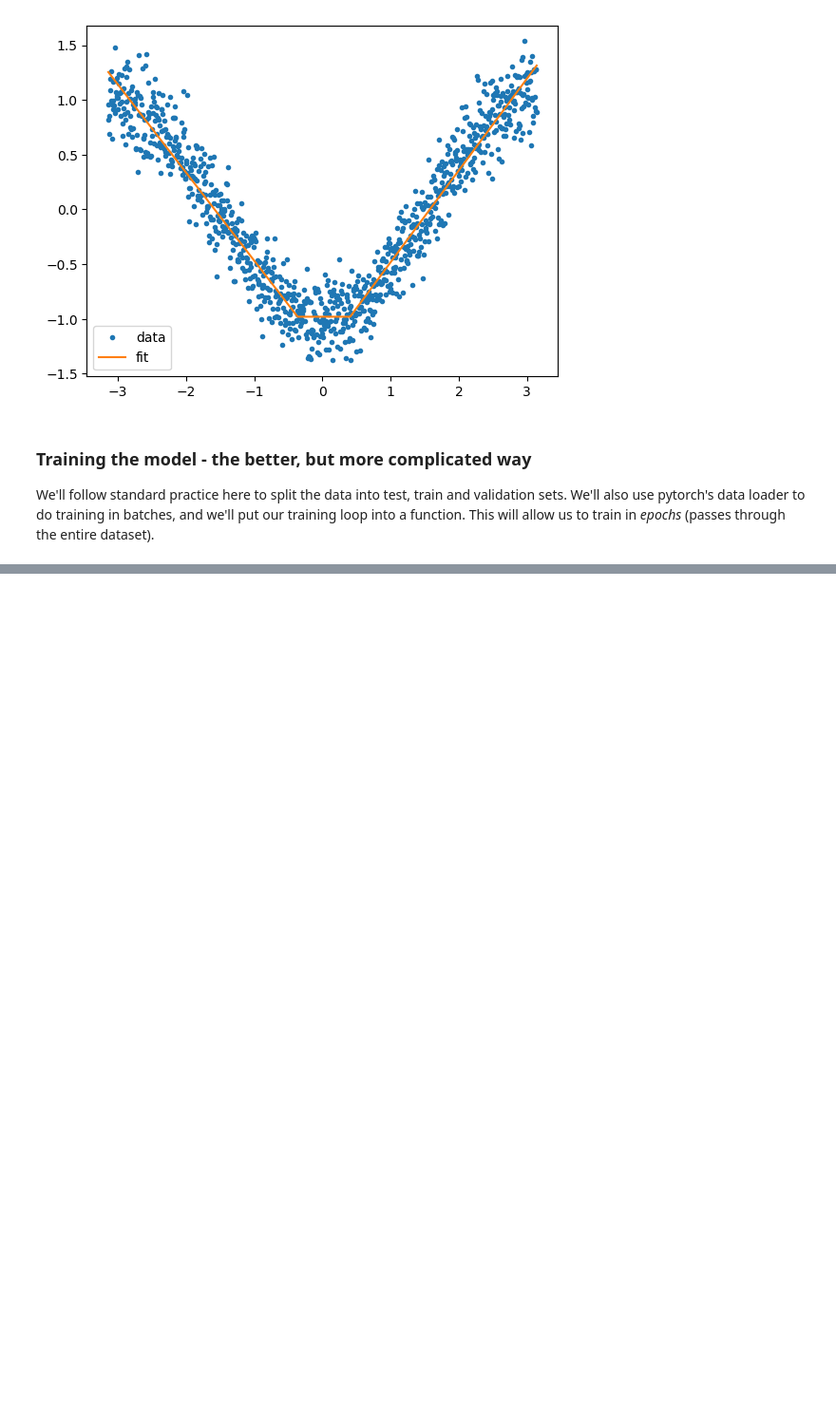
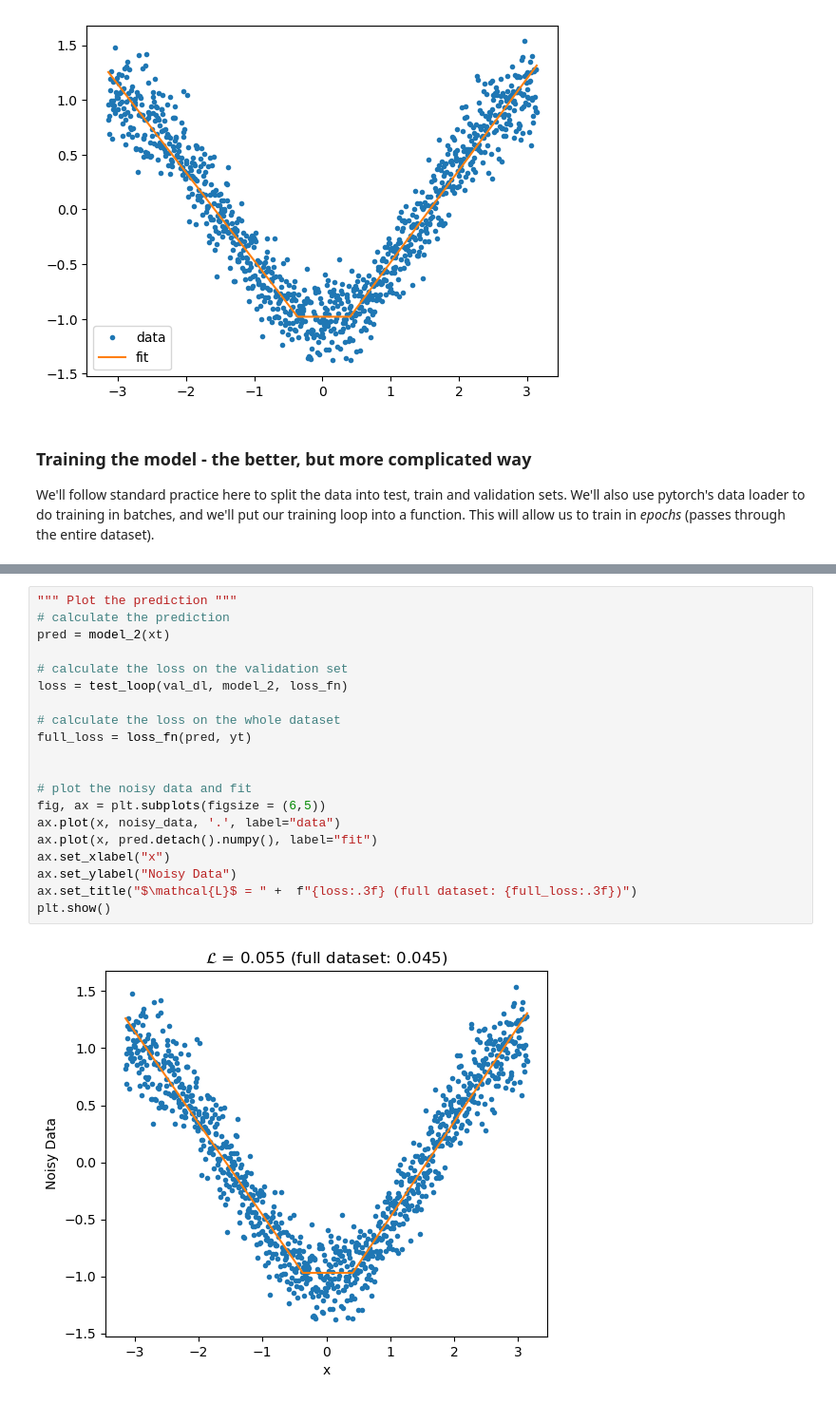
Before and after one commit to Evan-PC-chiang/Class, a Jupyter notebook: lesson_07/Copy_of_07_workalong01_machine_learning_basics.ipynb, the cells around one changed output, grey strips where cells are left out. Shown: that part at 95% size. Drawn from its saved outputs; the diff is of its cells as text; blank space fills up the shorter version.

```diff
--- a/lesson_07/Copy_of_07_workalong01_machine_learning_basics.ipynb
+++ b/lesson_07/Copy_of_07_workalong01_machine_learning_basics.ipynb
@@ -266,0 +388,22 @@ We'll follow standard practice here to split the data into test, train and valid
+# %%
+""" Plot the prediction """
+# calculate the prediction
+pred = model_2(xt)
+
+# calculate the loss on the validation set
+loss = test_loop(val_dl, model_2, loss_fn)
+
+# calculate the loss on the whole dataset
+full_loss = loss_fn(pred, yt)
+
+
+# plot the noisy data and fit
+fig, ax = plt.subplots(figsize = (6,5))
+ax.plot(x, noisy_data, '.', label="data")
+ax.plot(x, pred.detach().numpy(), label="fit")
+ax.set_xlabel("x")
+ax.set_ylabel("Noisy Data")
+ax.set_title("$\mathcal{L}$ = " +  f"{loss:.3f} (full dataset: {full_loss:.3f})")
+plt.show()
+# %% [output]
+[figure, added]
```
Also changed, not shown: parts of 6 cells of this notebook, 2 other files.
